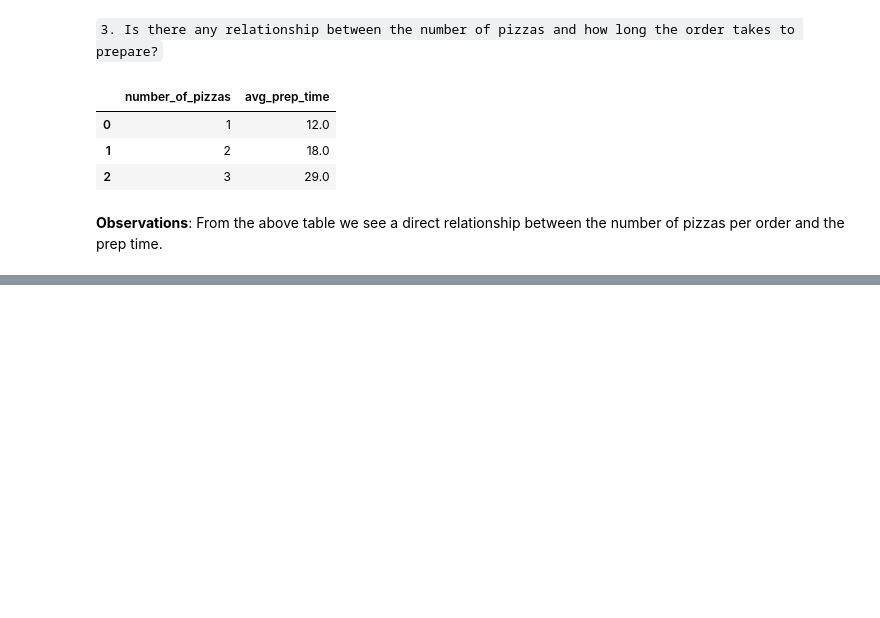
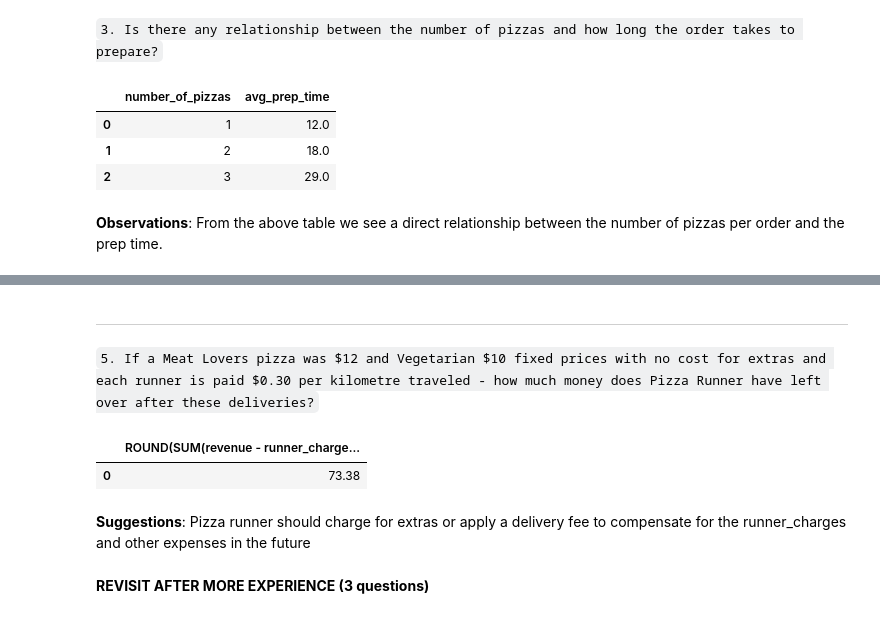
Before and after one commit to A-C-Sai/working-with-data, a Jupyter notebook: projects/sql-case-studies/Pizza Runner.ipynb, the cells around one changed output, grey strips where cells are left out. Cells and saved outputs as stored; diff of their text form; code cells hidden in the pictures; blank space fills up the shorter version.

````diff
--- a/projects/sql-case-studies/Pizza Runner.ipynb
+++ b/projects/sql-case-studies/Pizza Runner.ipynb
@@ -698,0 +834,37 @@ execute_query(query_str)
+# %% [markdown]
+***
+# %% [markdown]
+```5. If a Meat Lovers pizza was $12 and Vegetarian $10 fixed prices with no cost for extras and each runner is paid $0.30 per kilometre traveled - how much money does Pizza Runner have left over after these deliveries?```
+# %%
+execute_query(
+    """
+    with costs_cte as (
+        select
+            CASE
+                when pizza_name like "meatlovers" then 12
+                else 10
+            END as revenue,
+            distance * 0.30 as runner_charges
+        from
+            customer_orders c
+            join
+            runner_orders r
+            on c.order_id = r.order_id
+            join
+            pizza_names p
+            on p.pizza_id = c.pizza_id
+        where duration is not null
+    )
+
+    select
+        ROUND(SUM(revenue - runner_charges),2)
+    from costs_cte
+    """
+)
+# %% [output]
+|  | ROUND(SUM(revenue - runner_charge... |
+| 0 | 73.38 |
+# %% [markdown]
+**Suggestions**: Pizza runner should charge for extras or apply a delivery fee to compensate for the runner_charges and other expenses in the future
+# %% [markdown]
+**REVISIT AFTER MORE EXPERIENCE (3 questions)**
````
Also changed, not shown: parts of 24 cells of this notebook.
